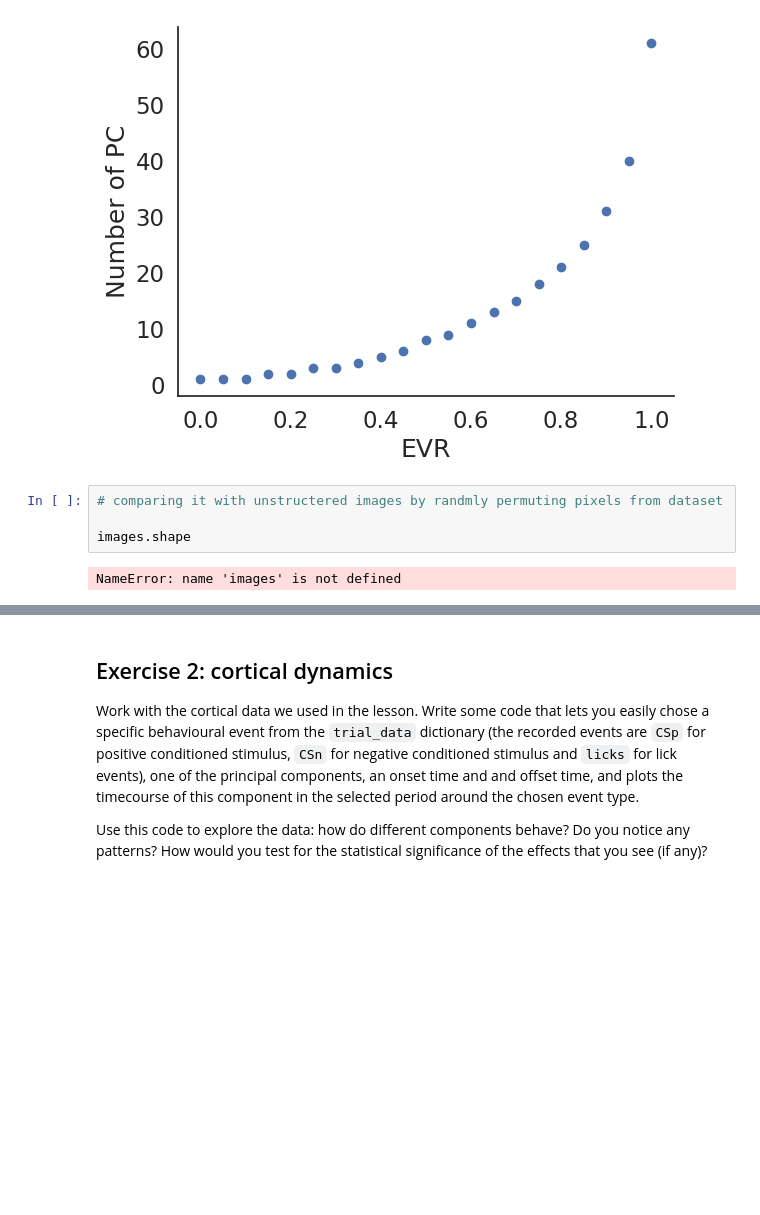
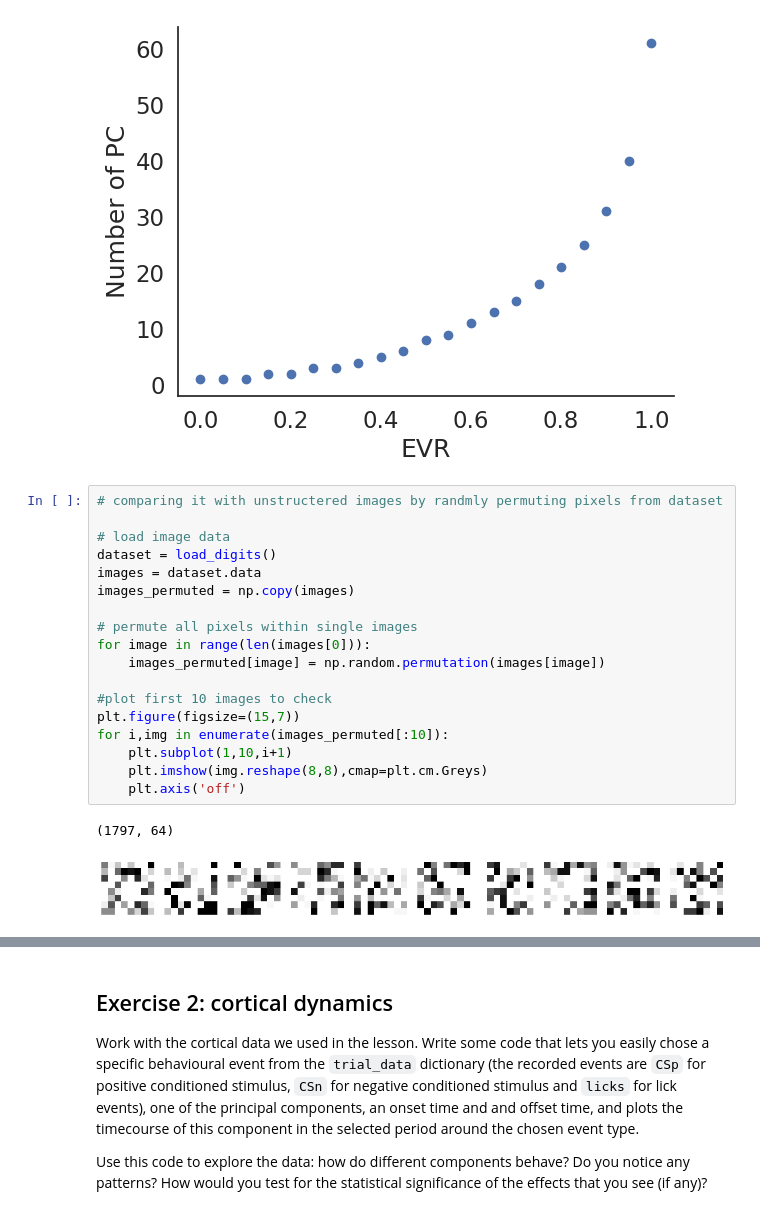
Before and after one commit to irenetiem/population-methods-IT, a Jupyter notebook: 03-dimensionality-reduction/exercises.ipynb, the cells around one changed output, grey strips where cells are left out. Drawn from its saved outputs; the diff is of its cells as text; blank space fills up the shorter version.

```diff
--- a/03-dimensionality-reduction/exercises.ipynb
+++ b/03-dimensionality-reduction/exercises.ipynb
@@ -86,9 +86,24 @@ plt.ylabel('Number of PC')
 plt.show()
 # %% [output]
 [figure]
-# %%
-# comparing it with unstructered images by randmly permuting pixels from dataset
-
-images.shape
-# %% [output]
-NameError: name 'images' is not defined
+# %%
+# comparing it with unstructered images by randmly permuting pixels from dataset
+
+# load image data
+dataset = load_digits()
+images = dataset.data
+images_permuted = np.copy(images)
+
+# permute all pixels within single images
+for image in range(len(images[0])):
+    images_permuted[image] = np.random.permutation(images[image])
+
+#plot first 10 images to check
+plt.figure(figsize=(15,7))
+for i,img in enumerate(images_permuted[:10]):
+    plt.subplot(1,10,i+1)
+    plt.imshow(img.reshape(8,8),cmap=plt.cm.Greys)
+    plt.axis('off')
+# %% [output]
+(1797, 64)
+[figure, added]
```
Also changed, not shown: parts of 2 cells of this notebook.
